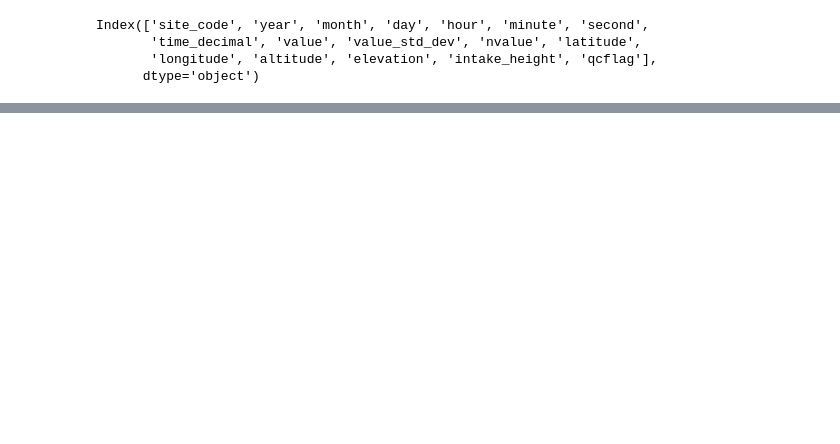
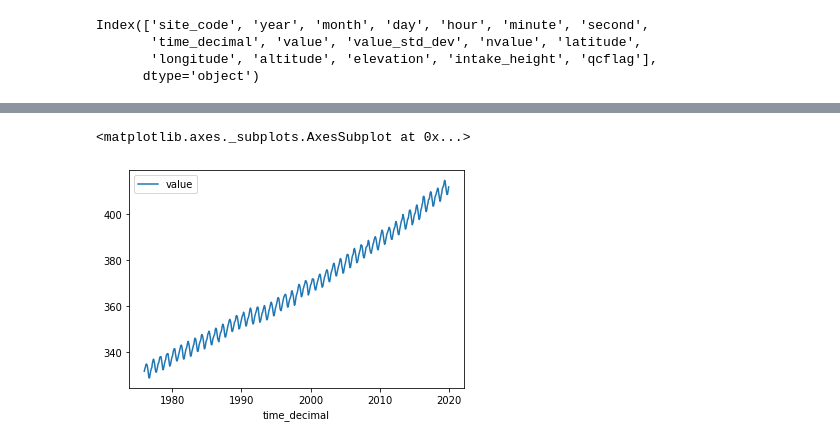
Before and after one commit to slpitz/RNNandGHGs, a Jupyter notebook: RNN_MaunaLoa_data.ipynb, the cells around one changed output, grey strips where cells are left out. Saved outputs shown, nothing was run; the diff lists cells and outputs as text; code cells hidden in the pictures; blank space fills up the shorter version.

```diff
--- a/RNN_MaunaLoa_data.ipynb
+++ b/RNN_MaunaLoa_data.ipynb
@@ -51,0 +76,4 @@ df.head()
+# %%
+#df1974 is missing data from December of 1975
+df1976 = df[df.year > 1975] #remove values of before 1976
+df1976.head(20)
@@ -52,3 +98,8 @@ df.head()
+# %%
+df1976.plot(x="time_decimal", y='value')
+# %% [output]
+<matplotlib.axes._subplots.AxesSubplot at 0x...>
+[figure, added]
 # %%
 import tensorflow
 from tensorflow import keras
```
Also changed, not shown: parts of 9 cells of this notebook.
